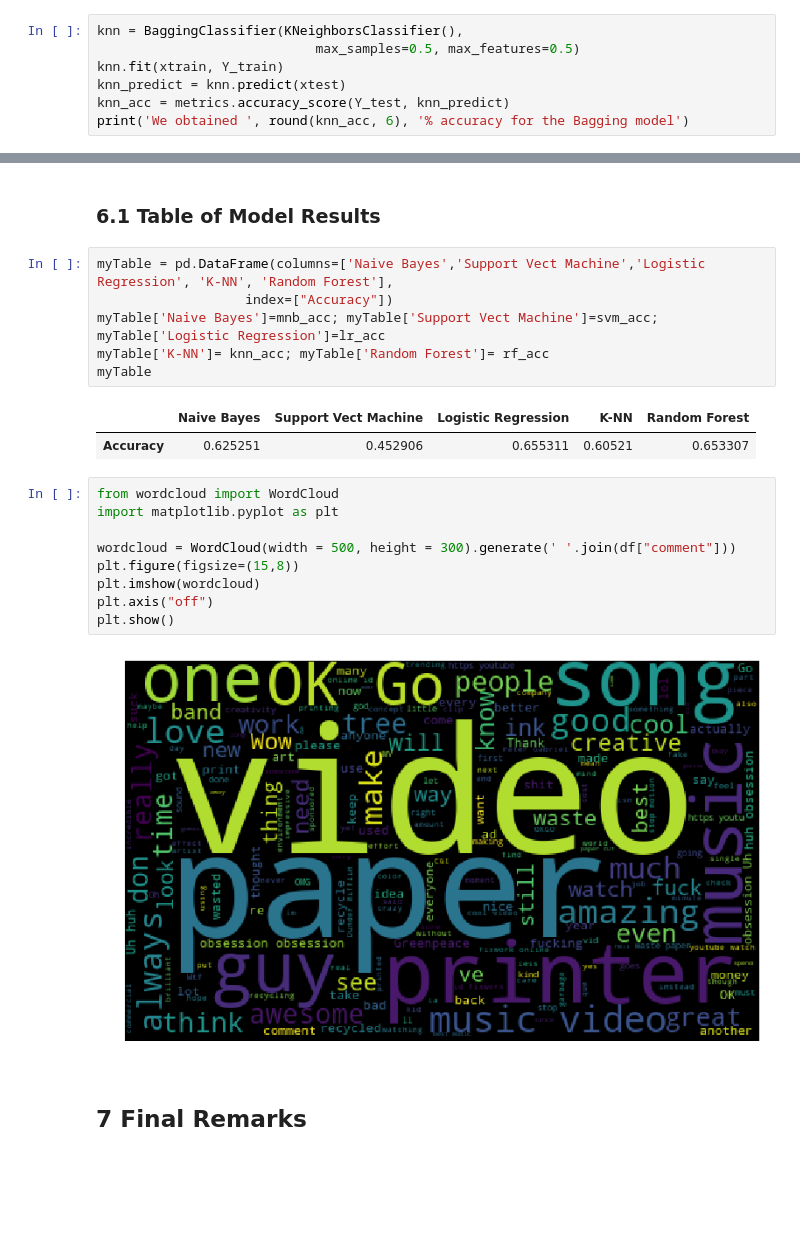
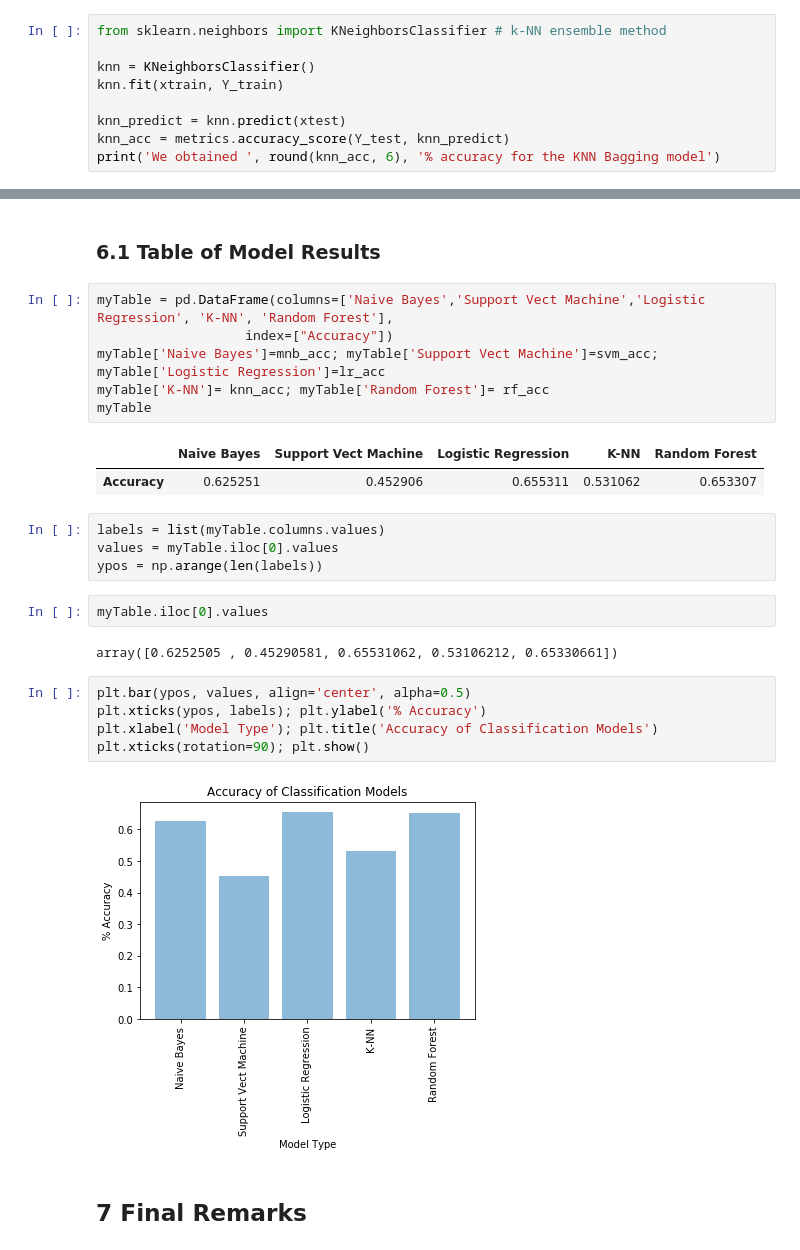
Before and after one commit to adonovan7/YoutubeAnalysis, a Jupyter notebook: YouTubeProject.ipynb, the cells around one changed output, grey strips where cells are left out. Saved outputs shown, nothing was run; the diff lists cells and outputs as text; blank space fills up the shorter version.

```diff
--- a/YouTubeProject.ipynb
+++ b/YouTubeProject.ipynb
@@ -274,10 +264,12 @@ from sklearn.neighbors import KNeighborsClassifier # k-NN ensemble method
 # %% [markdown]
 **Fitting Model & Predictions:**
 # %%
-knn = BaggingClassifier(KNeighborsClassifier(),
-                            max_samples=0.5, max_features=0.5)
+from sklearn.neighbors import KNeighborsClassifier # k-NN ensemble method
+
+knn = KNeighborsClassifier()
 knn.fit(xtrain, Y_train)
+
 knn_predict = knn.predict(xtest)
 knn_acc = metrics.accuracy_score(Y_test, knn_predict)
-print('We obtained ', round(knn_acc, 6), '% accuracy for the Bagging model')
+print('We obtained ', round(knn_acc, 6), '% accuracy for the KNN Bagging model')
 # %% [output]
@@ -321,18 +315,22 @@ myTable['K-NN']= knn_acc; myTable['Random Forest']= rf_acc
 myTable
 # %% [output]
 |  | Naive Bayes | Support Vect Machine | Logistic Regression | K-NN | Random Forest |
-| Accuracy | 0.625251 | 0.452906 | 0.655311 | 0.60521 | 0.653307 |
+| Accuracy | 0.625251 | 0.452906 | 0.655311 | 0.531062 | 0.653307 |
-# %%
-from wordcloud import WordCloud
-import matplotlib.pyplot as plt
-
-wordcloud = WordCloud(width = 500, height = 300).generate(' '.join(df["comment"]))
-plt.figure(figsize=(15,8))
-plt.imshow(wordcloud)
-plt.axis("off")
-plt.show()
-# %% [output]
-[figure, removed]
+# %%
+labels = list(myTable.columns.values)
+values = myTable.iloc[0].values
+ypos = np.arange(len(labels))
+# %%
+myTable.iloc[0].values
+# %% [output]
+array([0.6252505 , 0.45290581, 0.65531062, 0.53106212, 0.65330661])
+# %%
+plt.bar(ypos, values, align='center', alpha=0.5)
+plt.xticks(ypos, labels); plt.ylabel('% Accuracy')
+plt.xlabel('Model Type'); plt.title('Accuracy of Classification Models')
+plt.xticks(rotation=90); plt.show()
+# %% [output]
+[figure, added]
 # %% [markdown]
 ## 7 Final Remarks
 # %% [markdown]
```
Also changed, not shown: parts of 21 cells of this notebook, 1 other file.
